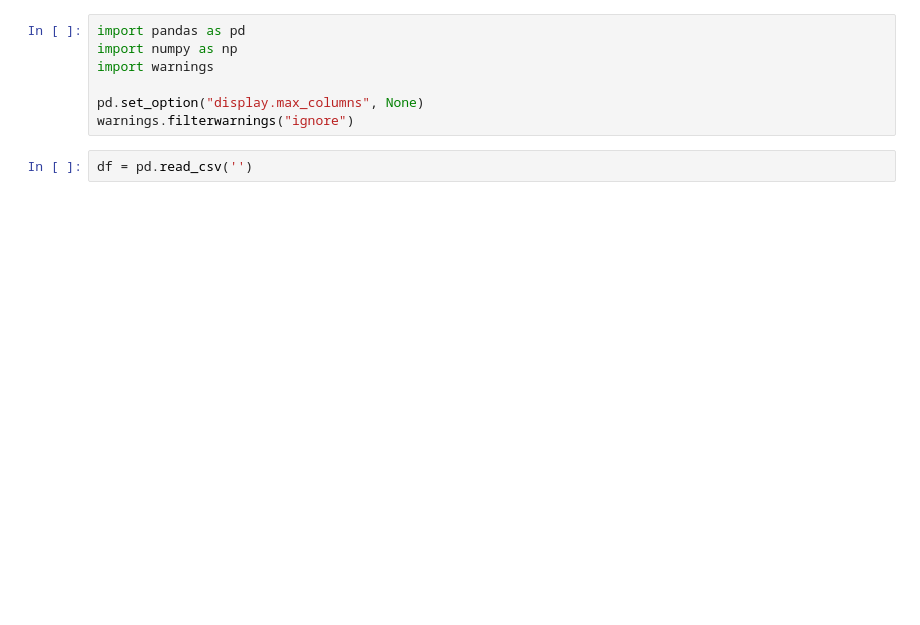
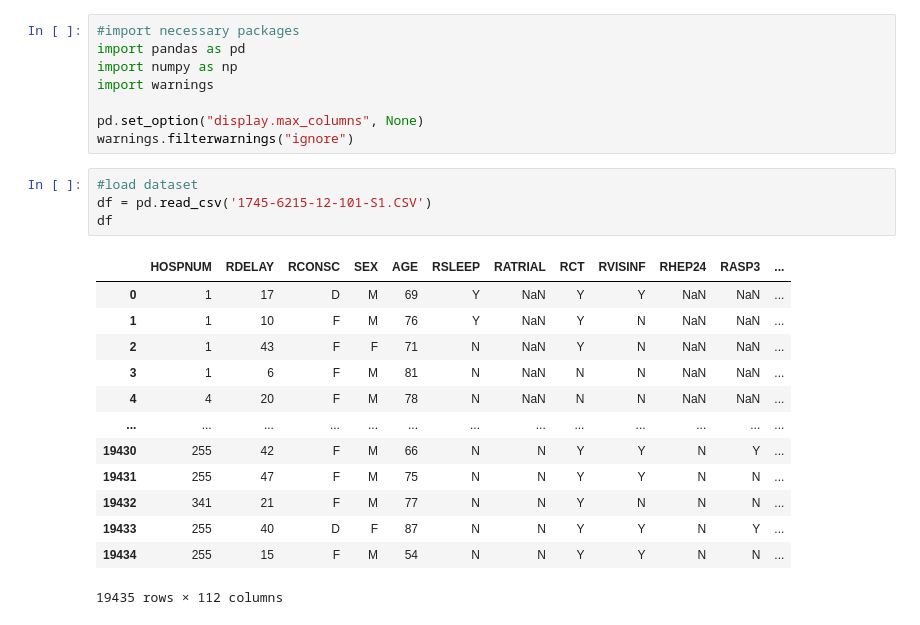
Before and after one commit to ruthkangyr/Clinical-Trials-MAB-Algorithms, a Jupyter notebook: Data Cleaning/data cleaning.ipynb, the cells around one changed output. Cells and saved outputs as stored; diff of their text form; blank space fills up the shorter version.

```diff
--- a/Data Cleaning/data cleaning.ipynb
+++ b/Data Cleaning/data cleaning.ipynb
@@ -1,9 +1,26 @@
 # %%
+#import necessary packages
 import pandas as pd
 import numpy as np
 import warnings
 
 pd.set_option("display.max_columns", None)
 warnings.filterwarnings("ignore")
-# %%
-df = pd.read_csv('')
+# %%
+#load dataset
+df = pd.read_csv('1745-6215-12-101-S1.CSV')
+df
+# %% [output]
+|  | HOSPNUM | RDELAY | RCONSC | SEX | AGE | RSLEEP | RATRIAL | RCT | RVISINF | RHEP24 | RASP3 | ... |
+| 0 | 1 | 17 | D | M | 69 | Y | NaN | Y | Y | NaN | NaN | ... |
+| 1 | 1 | 10 | F | M | 76 | Y | NaN | Y | N | NaN | NaN | ... |
+| 2 | 1 | 43 | F | F | 71 | N | NaN | Y | N | NaN | NaN | ... |
+| 3 | 1 | 6 | F | M | 81 | N | NaN | N | N | NaN | NaN | ... |
+| 4 | 4 | 20 | F | M | 78 | N | NaN | N | N | NaN | NaN | ... |
+| ... | ... | ... | ... | ... | ... | ... | ... | ... | ... | ... | ... | ... |
+| 19430 | 255 | 42 | F | M | 66 | N | N | Y | Y | N | Y | ... |
+| 19431 | 255 | 47 | F | M | 75 | N | N | Y | Y | N | N | ... |
+| 19432 | 341 | 21 | F | M | 77 | N | N | Y | N | N | N | ... |
+| 19433 | 255 | 40 | D | F | 87 | N | N | Y | Y | N | Y | ... |
+| 19434 | 255 | 15 | F | M | 54 | N | N | Y | Y | N | N | ... |
+19435 rows × 112 columns
```
Also changed, not shown: parts of 6 cells of this notebook.
